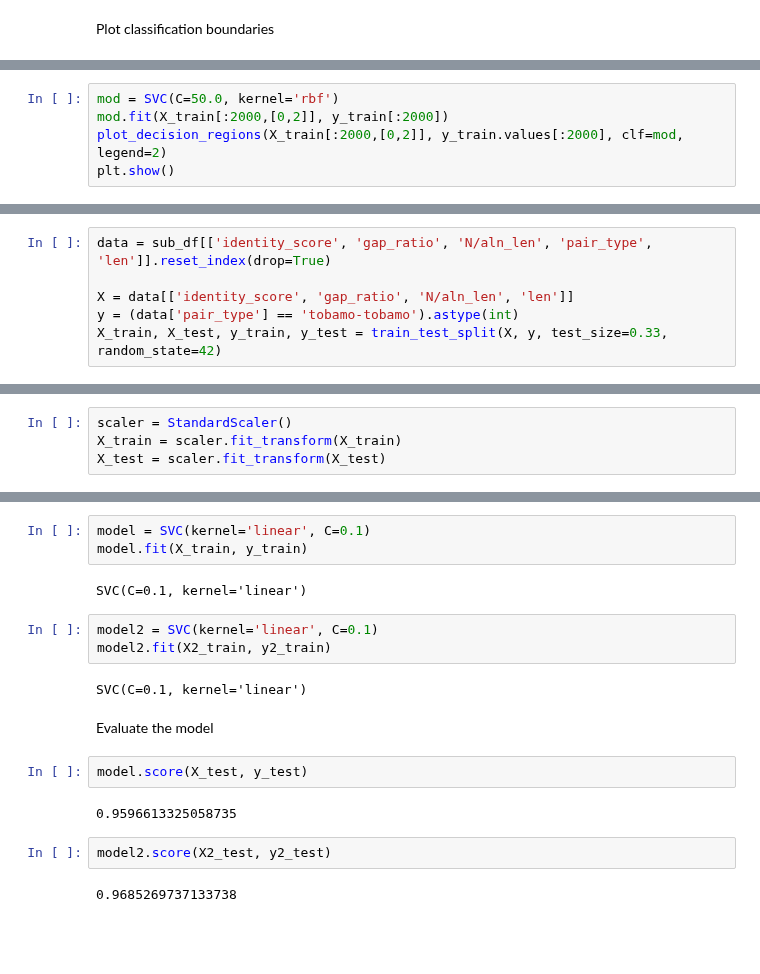
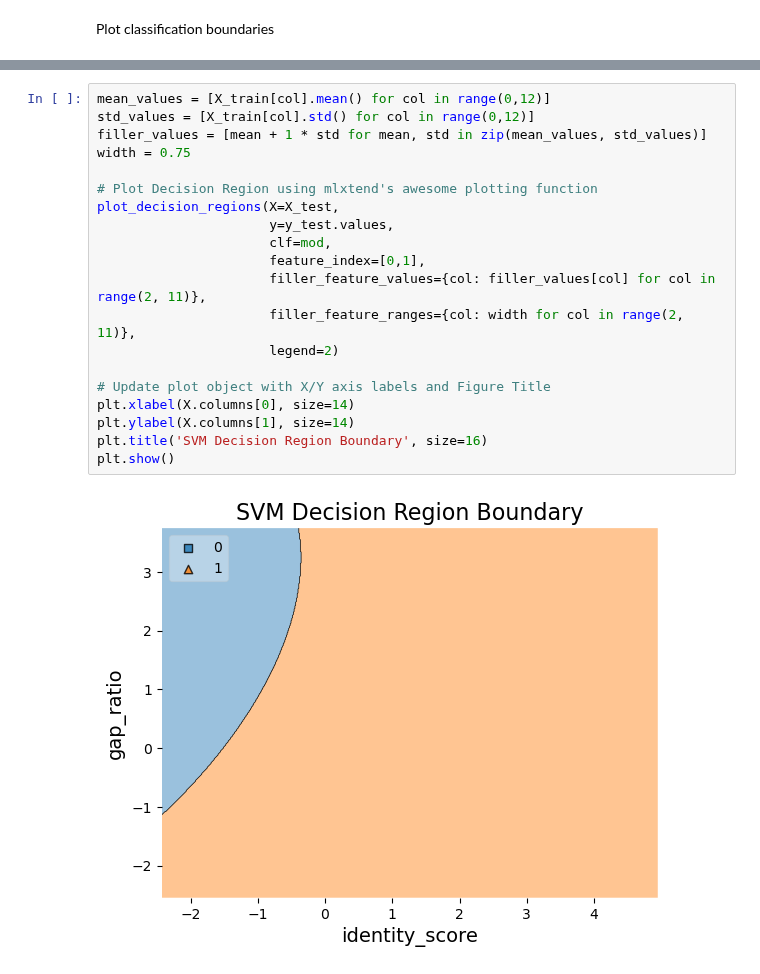
Before and after one commit to nezapajek/project-tobamo, a Jupyter notebook: analysis/fragmented_orf/07_SVM_cluster.ipynb, the cells around one changed output, grey strips where cells are left out. Saved outputs shown, nothing was run; the diff lists cells and outputs as text; blank space fills up the shorter version.

```diff
--- a/analysis/fragmented_orf/07_SVM_cluster.ipynb
+++ b/analysis/fragmented_orf/07_SVM_cluster.ipynb
@@ -116,5 +94,0 @@ plt.show()
-# %%
-mod = SVC(C=50.0, kernel='rbf')
-mod.fit(X_train[:2000,[0,2]], y_train[:2000])
-plot_decision_regions(X_train[:2000,[0,2]], y_train.values[:2000], clf=mod, legend=2)
-plt.show()
@@ -137,6 +94,0 @@ Select & split the data
-# %%
-data = sub_df[['identity_score', 'gap_ratio', 'N/aln_len', 'pair_type', 'len']].reset_index(drop=True)
-
-X = data[['identity_score', 'gap_ratio', 'N/aln_len', 'len']]
-y = (data['pair_type'] == 'tobamo-tobamo').astype(int)
-X_train, X_test, y_train, y_test = train_test_split(X, y, test_size=0.33, random_state=42)
@@ -151,4 +94,0 @@ Standardizing the features
-# %%
-scaler = StandardScaler()
-X_train = scaler.fit_transform(X_train)
-X_test = scaler.fit_transform(X_test)
@@ -161,20 +95,22 @@ Train the model
-# %%
-model = SVC(kernel='linear', C=0.1)
-model.fit(X_train, y_train)
-# %% [output]
-SVC(C=0.1, kernel='linear')
-# %%
-model2 = SVC(kernel='linear', C=0.1)
-model2.fit(X2_train, y2_train)
-# %% [output]
-SVC(C=0.1, kernel='linear')
-# %% [markdown]
-Evaluate the model
-# %%
-model.score(X_test, y_test)
-# %% [output]
-0.9596613325058735
-# %%
-model2.score(X2_test, y2_test)
-# %% [output]
-0.9685269737133738
+# %%
+mean_values = [X_train[col].mean() for col in range(0,12)]
+std_values = [X_train[col].std() for col in range(0,12)]
+filler_values = [mean + 1 * std for mean, std in zip(mean_values, std_values)]
+width = 0.75
+
+# Plot Decision Region using mlxtend's awesome plotting function
+plot_decision_regions(X=X_test,
+                      y=y_test.values,
+                      clf=mod,
+                      feature_index=[0,1],
+                      filler_feature_values={col: filler_values[col] for col in range(2, 11)},
+                      filler_feature_ranges={col: width for col in range(2, 11)},
+                      legend=2)
+
+# Update plot object with X/Y axis labels and Figure Title
+plt.xlabel(X.columns[0], size=14)
+plt.ylabel(X.columns[1], size=14)
+plt.title('SVM Decision Region Boundary', size=16)
+plt.show()
+# %% [output]
+[figure, added]
```
Also changed, not shown: parts of 25 cells of this notebook, 2 other files.
